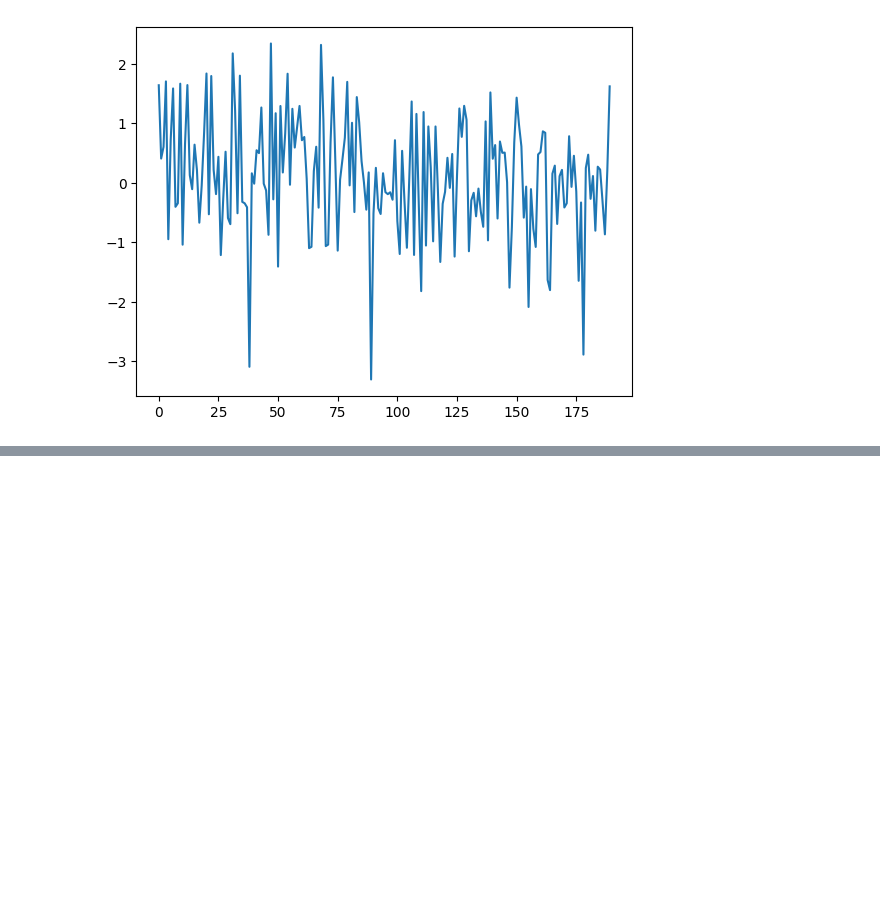
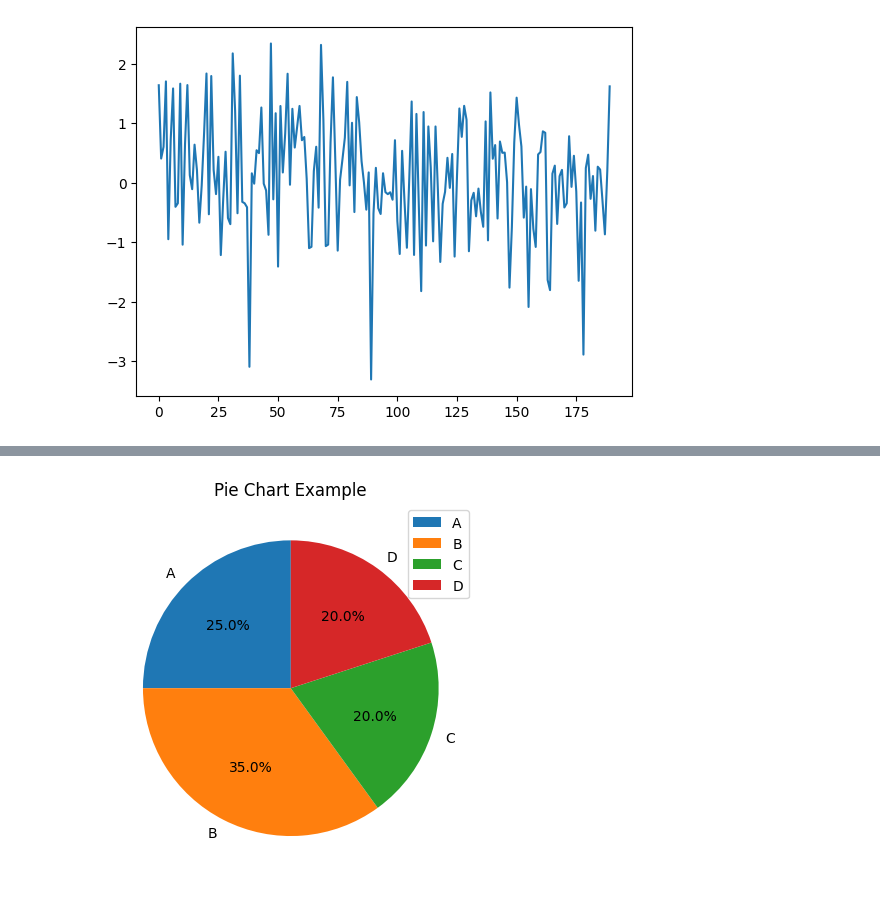
Before and after one commit to kunalmeon/Data-Analysis-Examples, a Jupyter notebook: SuperStoreData.ipynb, the cells around one changed output, grey strips where cells are left out. Cells and saved outputs as stored; diff of their text form; code cells hidden in the pictures; blank space fills up the shorter version.

```diff
--- a/SuperStoreData.ipynb
+++ b/SuperStoreData.ipynb
@@ -1875,0 +1876,16 @@ newDataFrame # newDataFrame is the original data frame kind of inplace=True
+# %%
+import pandas as pd
+import matplotlib.pyplot as plt
+
+# Data as a DataFrame
+df = pd.DataFrame({
+    'Category': ['A', 'B', 'C', 'D'],
+    'Values': [25, 35, 20, 20]
+})
+
+# Plot
+df.plot(kind='pie', y='Values', labels=df['Category'], autopct='%1.1f%%', startangle=90, title='Pie Chart Example')
+plt.ylabel('')  # Optional: Removes default ylabel
+plt.show()
+# %% [output]
+[figure, added]
```
Also changed, not shown: parts of 67 cells of this notebook.
